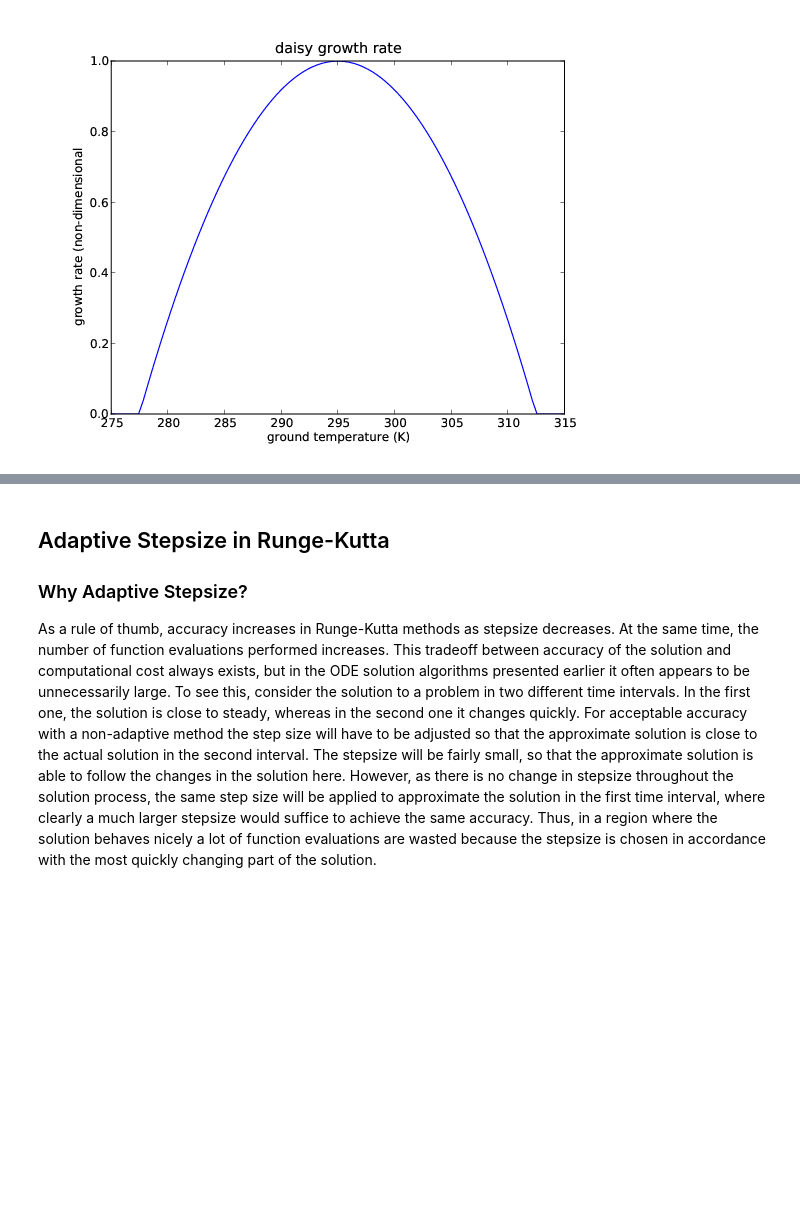
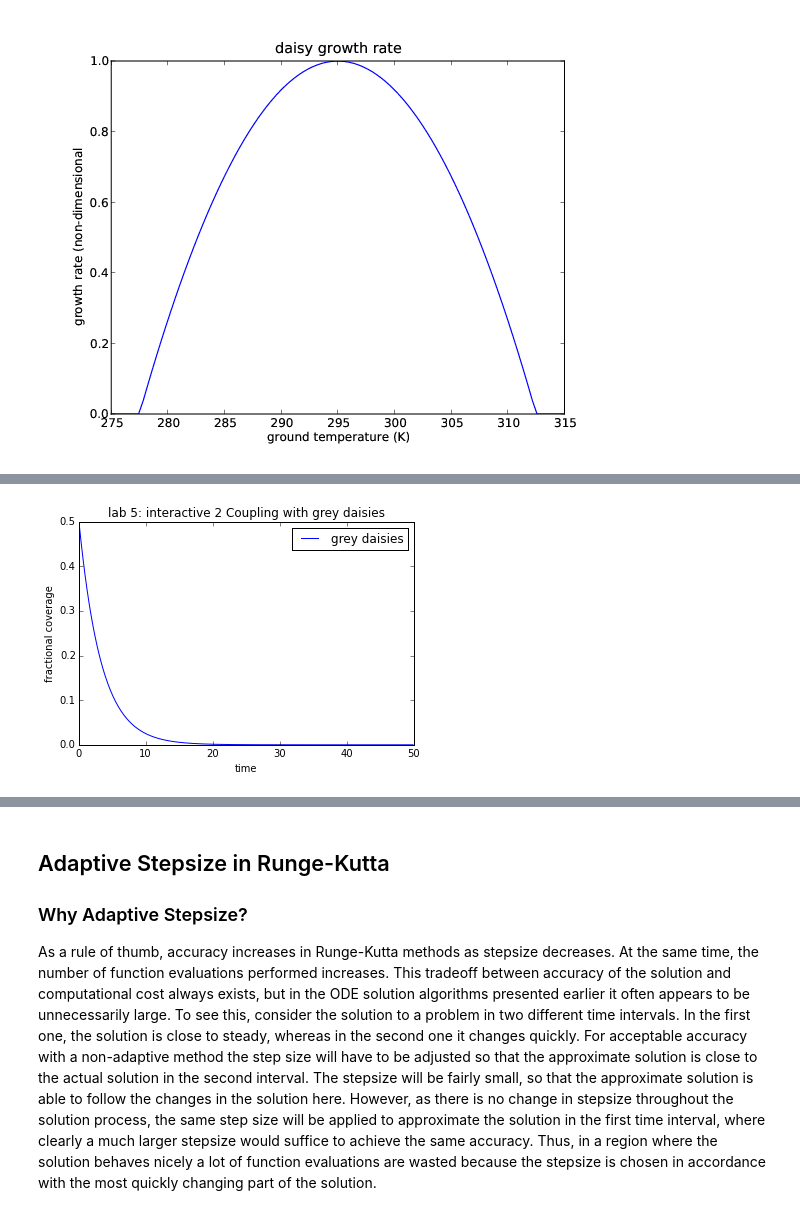
Before and after one commit to timothya87/numeric, a Jupyter notebook: lab5/lab5.ipynb, the cells around one changed output, grey strips where cells are left out. Cells and saved outputs as stored; diff of their text form; code cells hidden in the pictures; blank space fills up the shorter version.

```diff
--- a/lab5/lab5.ipynb
+++ b/lab5/lab5.ipynb
@@ -409 +451,17 @@ interactive3        prob.ini~           temp.py~            test.yaml~
+# %%
+%matplotlib inline
+import numpy as np
+import matplotlib.pyplot as plt
+
+theSolver = IntegCoupling('coupling.yaml')
+timeVals, yVals, errorList = theSolver.timeloop5fixed()
+
+thefig, theAx = plt.subplots(1, 1)
+theLines = theAx.plot(timeVals, yVals)
+theAx.set_title('lab 5: interactive 2 Coupling with grey daisies')
+theAx.set_xlabel('time')
+theAx.set_ylabel('fractional coverage')
+out=theAx.legend(theLines, ('grey daisies',), loc='best')
+# %% [output]
+[figure, added]
 # %% [markdown]
```
Also changed, not shown: parts of 15 cells of this notebook, 5 other files.
